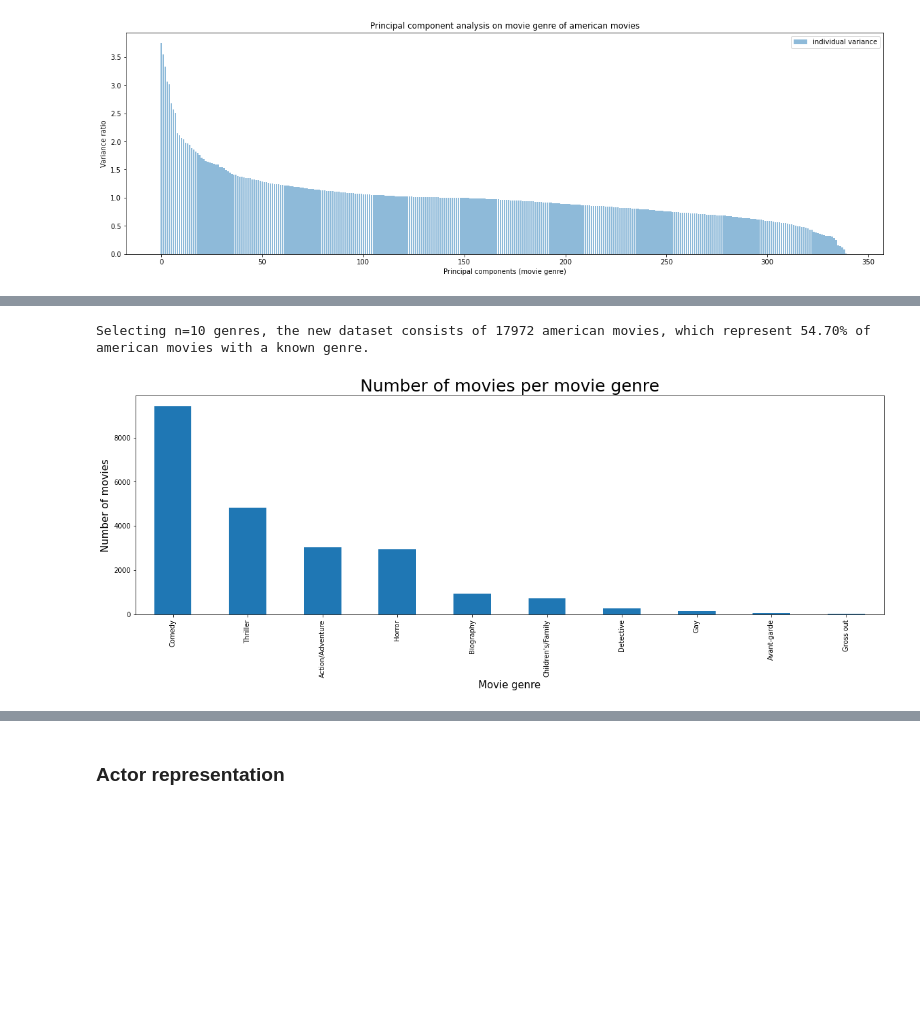
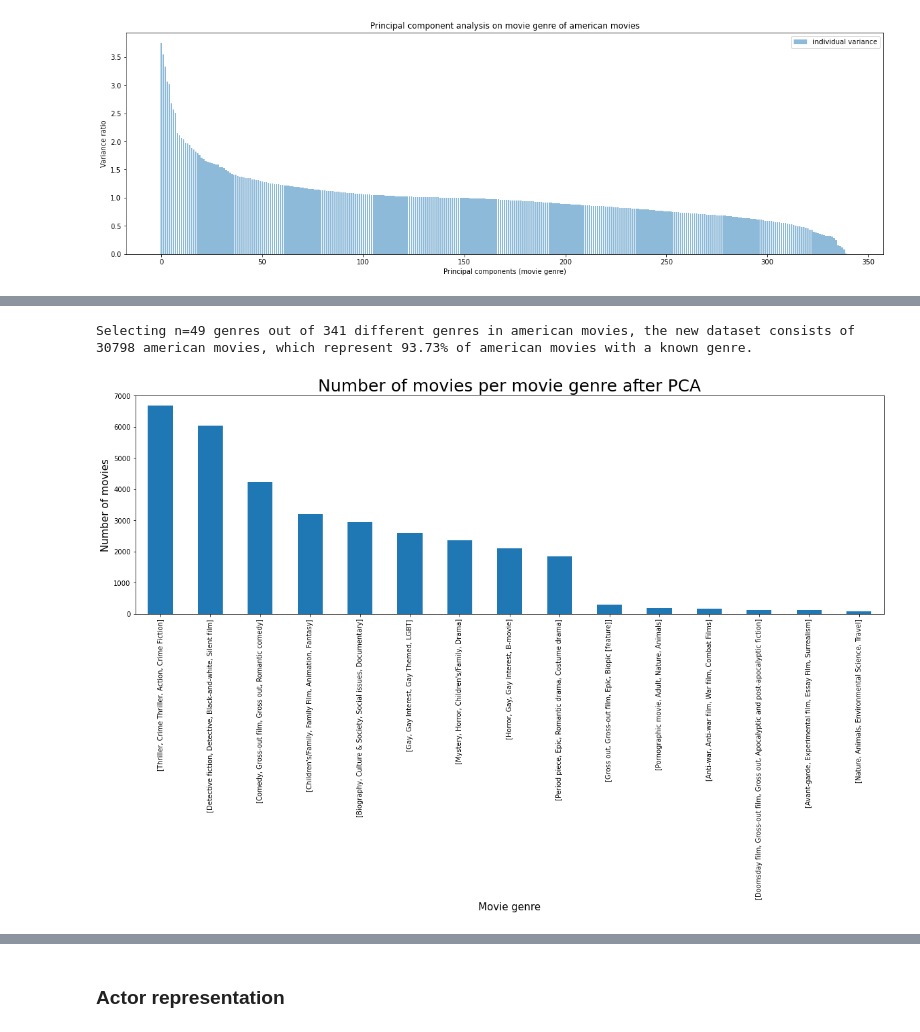
Before and after one commit to epfl-ada/ada-2022-project-dadalife, a Jupyter notebook: ADA_CMU.ipynb, the cells around one changed output, grey strips where cells are left out. Cells and saved outputs as stored; diff of their text form; code cells hidden in the pictures; blank space fills up the shorter version.

```diff
--- a/ADA_CMU.ipynb
+++ b/ADA_CMU.ipynb
@@ -590,7 +704,7 @@ plt.show()
 # %% [output]
 [figure]
 # %%
-n=10
+n=15
 pca = PCA(n)
 pca.fit_transform(X_features)
 pca_variance = pca.explained_variance_
@@ -628,0 +711,22 @@ list_best_2 = list(df_2[1])
+# %%
+# number of components
+n_pcs= pca.components_.shape[0]
+
+# get the index of the most important feature on EACH component
+# LIST COMPREHENSION HERE
+best_four_important = []
+most_important_names = []
+n_best = 4
+initial_feature_names = genres_one_hot_labels
+for i in range(n_pcs):
+    elts = np.argsort((pca.components_[i]))[::-1][:n_best]
+    best_four_important.append(elts)
+    most_important_names.append([initial_feature_names[elts[i]] for i in range(n_best)])
+# %%
+new_space = pca.transform(df_USA_genres_one_hot)
+new_space = new_space.argmax(axis=1)
+df_USA_genres_one_hot['m_genre_PCA'] = new_space
+df_USA_genres_one_hot['m_genre_PCA'] = df_USA_genres_one_hot['m_genre_PCA'].apply(lambda x: most_important_names[x])
+# %%
+df_movies_USA_genre_PCA = df_movies_USA.merge(df_USA_genres_one_hot[['m_genre_PCA']], left_on='wikipedia_m_ID', right_on='wikipedia_m_ID')
+df_movies_USA_genre_PCA.head()
@@ -629,28 +740,23 @@ list_best_2 = list(df_2[1])
 # %%
 nb_movies_USA_with_genre = df_genres_m_USA.dropna(subset='m_genres')['wikipedia_m_ID'].nunique()
 output = []
-for x in list_best_1:
-    if x not in output:
-        output.append(x)
-#for x in list_best_2:
-    #if x not in output:
-        #output.append(x)
-#output = output[:40]
+for pc in most_important_names:
+    for x in pc:
+        if x not in output:
+            output.append(x)
 nb_USA_genres_reduced = df_genres_m_USA[df_genres_m_USA['m_genres'].isin(output)]['wikipedia_m_ID'].nunique()
-print("Selecting n={} genres, the new dataset consists of {} american movies, which represent {:.2f}% of american movies with a known genre.".format(len(output), nb_USA_genres_reduced, nb_USA_genres_reduced/nb_movies_USA_with_genre*100))
-
-df_USA_genres_reduced = df_genres_m_USA[df_genres_m_USA['m_genres'].isin(output)]
+print("Selecting n={} genres out of {} different genres in american movies, the new dataset consists of {} american movies, which represent {:.2f}% of american movies with a known genre.".format(len(output), nb_genres_USA, nb_USA_genres_reduced, nb_USA_genres_reduced/nb_movies_USA_with_genre*100))
 # %% [output]
-Selecting n=10 genres, the new dataset consists of 17972 american movies, which represent 54.70% of american movies with a known genre.
+Selecting n=49 genres out of 341 different genres in american movies, the new dataset consists of 30798 american movies, which represent 93.73% of american movies with a known genre.
 # %%
 plt.figure(figsize=(20,6))
-df_USA_genres_reduced['m_genres'].value_counts()[:30].plot(kind='bar', figsize=(20,6))
-plt.title('Number of movies per movie genre', fontsize = 25)
+df_movies_USA_genre_PCA['m_genre_PCA'].value_counts().plot(kind='bar', figsize=(20,6))
+plt.title('Number of movies per movie genre after PCA', fontsize = 25)
 plt.xlabel('Movie genre', fontsize = 15)
 plt.ylabel('Number of movies', fontsize = 15)
 plt.show()
 # %% [output]
-[figure, old version]
+[figure, new version]
 # %%
 merge = ['m_genres']
 df_temp = df_USA_genres_reduced.merge(df_actors, left_on='wikipedia_m_ID', right_on='wikipedia_movie_id')
```
Also changed, not shown: parts of 58 cells of this notebook.
